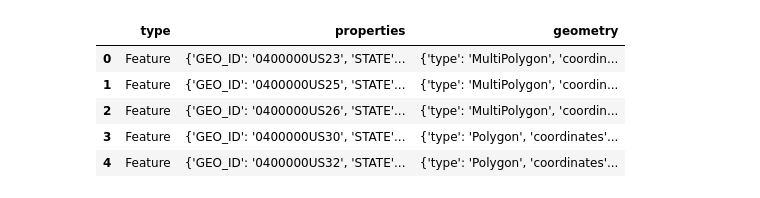
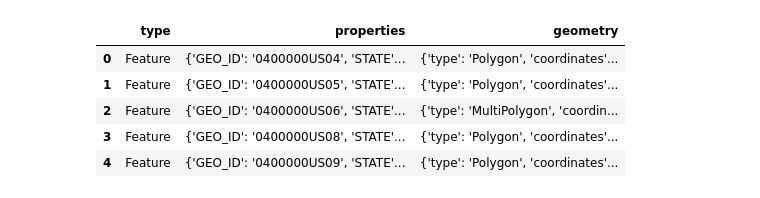
Before and after one commit to KGore12/The-2020-US-Presidential-Election-and-Covid-19, a Jupyter notebook: statejson.ipynb, the cells around one changed output. Cells and saved outputs as stored; diff of their text form; code cells hidden in the pictures.

```diff
--- a/statejson.ipynb
+++ b/statejson.ipynb
@@ -8,15 +8,15 @@ from matplotlib import pyplot as plt
 from scipy import stats
 import numpy as np
 # %%
-stategeo_df = pd.read_csv("Raw Data/state_geojson.csv")
+stategeo_df = pd.read_csv("CleanData/state_geojson.csv")
 stategeo_df.head()
 # %% [output]
 |  | type | properties | geometry |
-| 0 | Feature | {'GEO_ID': '0400000US23', 'STATE'... | {'type': 'MultiPolygon', 'coordin... |
-| 1 | Feature | {'GEO_ID': '0400000US25', 'STATE'... | {'type': 'MultiPolygon', 'coordin... |
-| 2 | Feature | {'GEO_ID': '0400000US26', 'STATE'... | {'type': 'MultiPolygon', 'coordin... |
-| 3 | Feature | {'GEO_ID': '0400000US30', 'STATE'... | {'type': 'Polygon', 'coordinates'... |
-| 4 | Feature | {'GEO_ID': '0400000US32', 'STATE'... | {'type': 'Polygon', 'coordinates'... |
+| 0 | Feature | {'GEO_ID': '0400000US04', 'STATE'... | {'type': 'Polygon', 'coordinates'... |
+| 1 | Feature | {'GEO_ID': '0400000US05', 'STATE'... | {'type': 'Polygon', 'coordinates'... |
+| 2 | Feature | {'GEO_ID': '0400000US06', 'STATE'... | {'type': 'MultiPolygon', 'coordin... |
+| 3 | Feature | {'GEO_ID': '0400000US08', 'STATE'... | {'type': 'Polygon', 'coordinates'... |
+| 4 | Feature | {'GEO_ID': '0400000US09', 'STATE'... | {'type': 'Polygon', 'coordinates'... |
 # %%
 state = ['Maine', 'Massachusetts', 'Michigan', 'Montana', 'Nevada', 'New Jersey', 'New York', 'North Carolina', 'Ohio', 'Pennsylvania', 'Rhode Island', 'Tennessee', 'Texas', 'Utah',
 'Washington', 'Wisconsin', 'Puerto Rico', 'Maryland', 'Alabama', 'Alaska', 'Arizona', 'Arkansas', 'California', 'Colorado', 'Connecticut', 'Delaware', 'District of Columbia', 'Florida',
```
Also changed, not shown: parts of 7 cells of this notebook, 3 other files.
